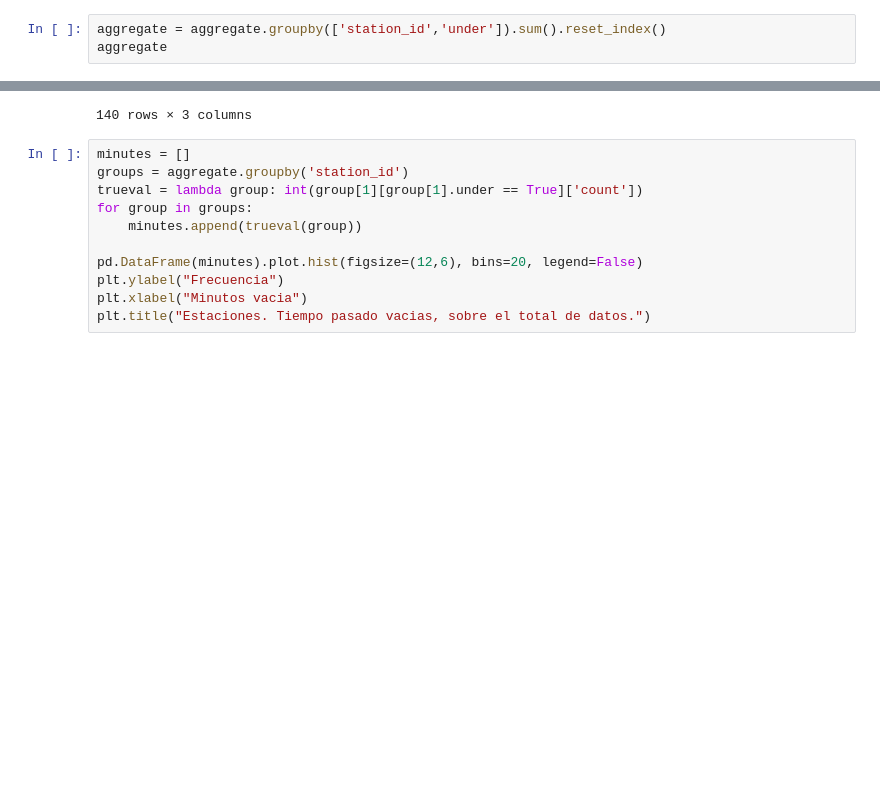
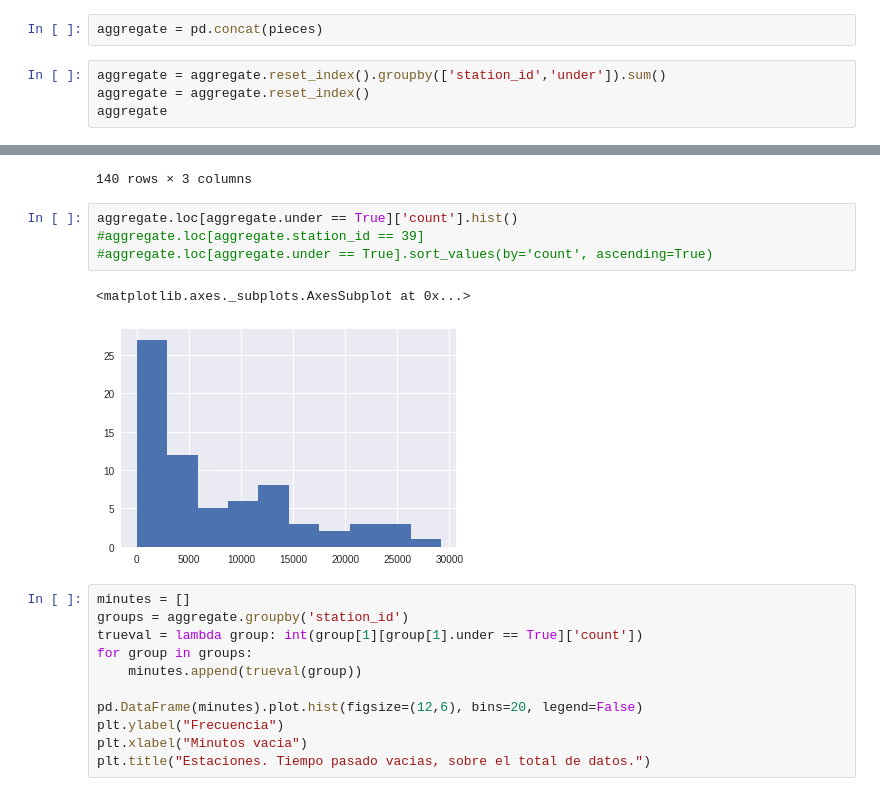
Before and after one commit to pabloernesto/sfBikes, a Jupyter notebook: exploracion.ipynb, the cells around one changed output, grey strips where cells are left out. Cells and saved outputs as stored; diff of their text form; blank space fills up the shorter version.

```diff
--- a/exploracion.ipynb
+++ b/exploracion.ipynb
@@ -144,5 +141,8 @@ aggregate = pd.concat(noidx)
+# %%
+aggregate = pd.concat(pieces)
 # %%
-aggregate = aggregate.groupby(['station_id','under']).sum().reset_index()
+aggregate = aggregate.reset_index().groupby(['station_id','under']).sum()
+aggregate = aggregate.reset_index()
 aggregate
 # %% [output]
 |  | station_id | under | count |
@@ -163,6 +163,13 @@ aggregate
 | 138 | 84 | False | 727885 |
 | 139 | 84 | True | 3642 |
 140 rows × 3 columns
+# %%
+aggregate.loc[aggregate.under == True]['count'].hist()
+#aggregate.loc[aggregate.station_id == 39]
+#aggregate.loc[aggregate.under == True].sort_values(by='count', ascending=True)
+# %% [output]
+<matplotlib.axes._subplots.AxesSubplot at 0x...>
+[figure, added]
 # %%
 minutes = []
 groups = aggregate.groupby('station_id')
```
Also changed, not shown: parts of 1 cell of this notebook.
